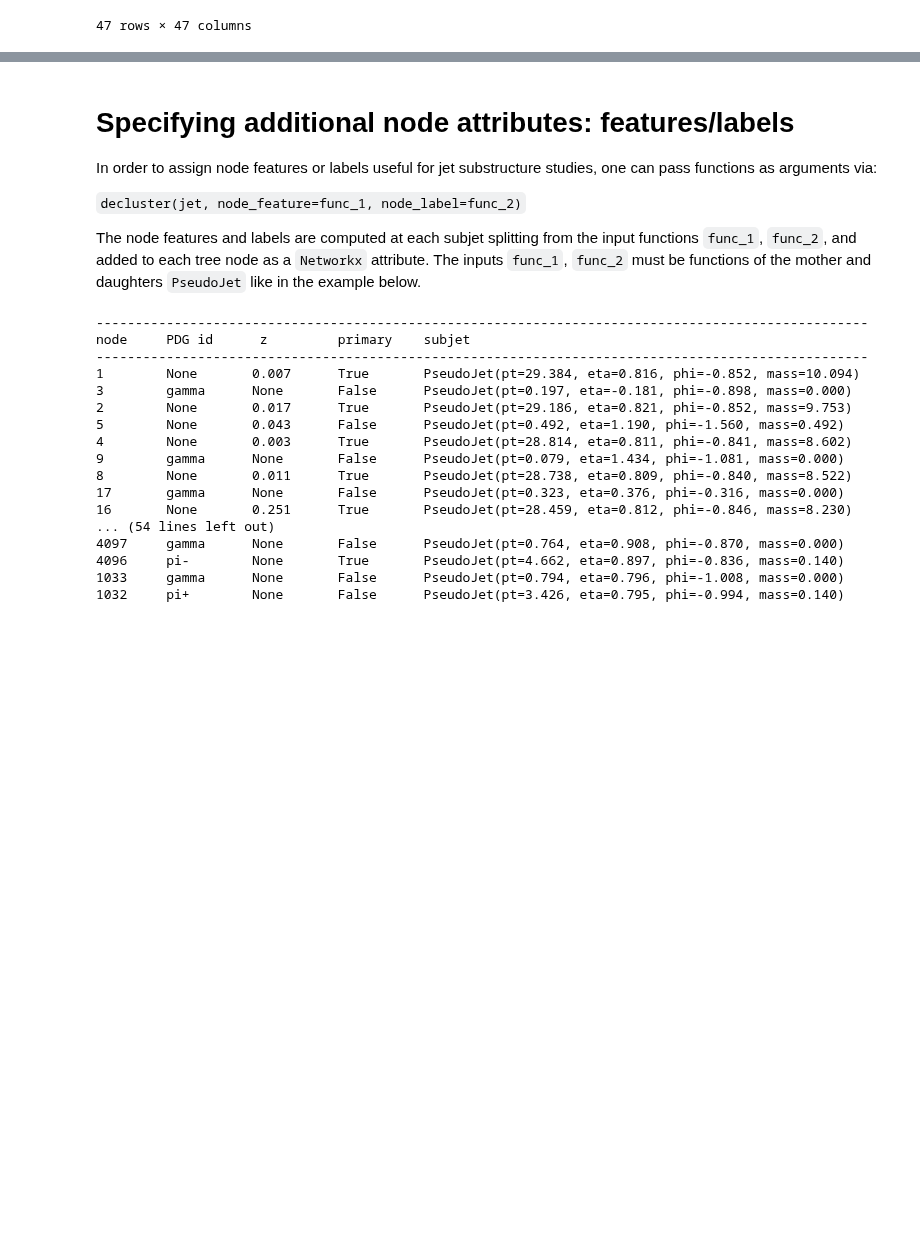
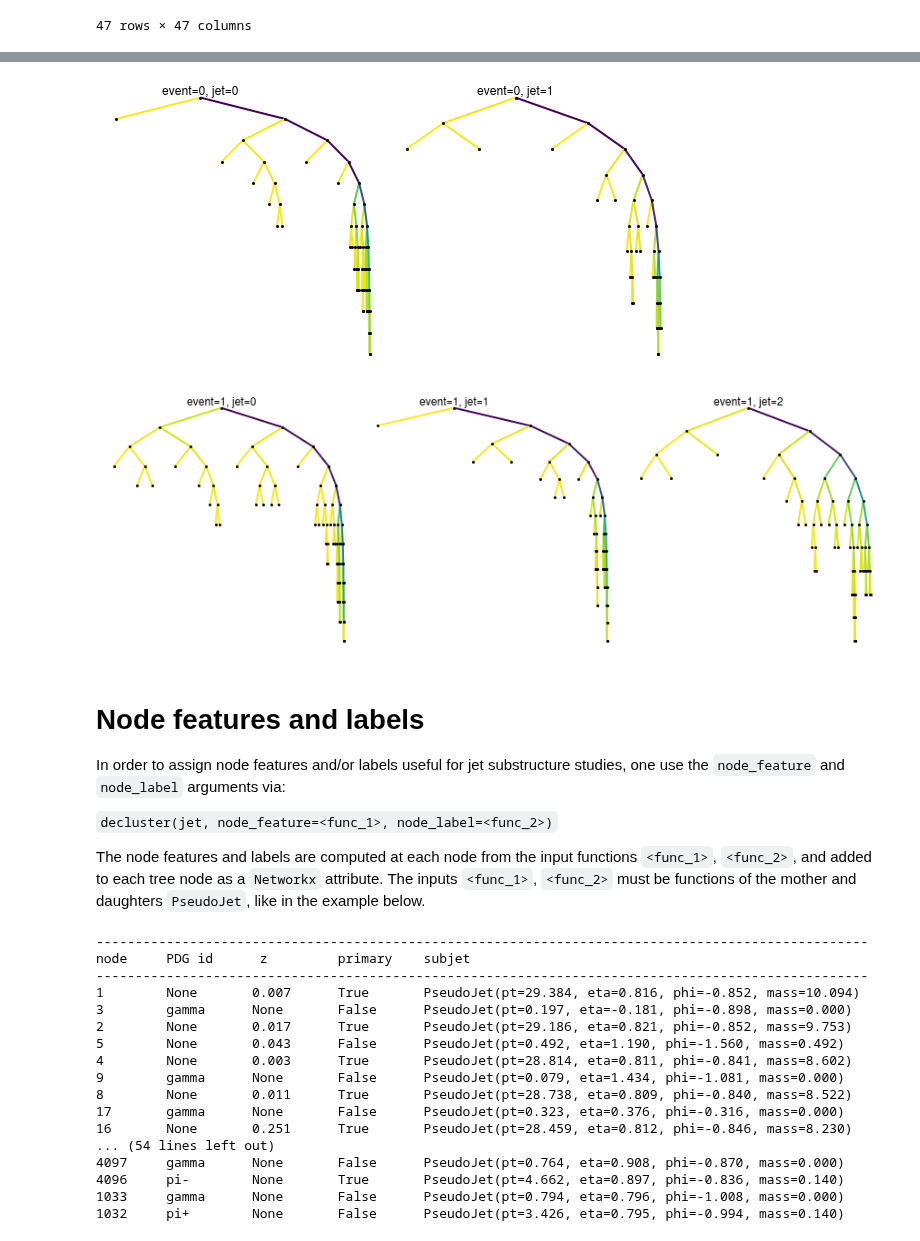
Before and after one commit to dfaroughy/JetDecluster, a Jupyter notebook: jet_trees_demo.ipynb, the cells around one changed output, grey strips where cells are left out. Saved outputs shown, nothing was run; the diff lists cells and outputs as text; code cells hidden in the pictures; blank space fills up the shorter version.

````diff
--- a/jet_trees_demo.ipynb
+++ b/jet_trees_demo.ipynb
@@ -128,9 +153,26 @@ pd.DataFrame(M_adj)
+# %%
+with get_particles(data='events.hepmc', stop=2) as event:
+
+    for N,particles in enumerate(event):
+        sequence=cluster(particles, R=1., p=-1, ep=True)
+        jets=sequence.inclusive_jets(ptmin=20.0)
+
+        trees=[]
+        for n,jet in enumerate(jets):
+
+            tree=decluster(jet,jet_label="event={}, jet={}".format(N,n))
+            trees.append(tree)
+
+        draw_trees(trees, jet_label=True)
+# %% [output]
+[figure, added]
+[figure, added]
 # %% [markdown]
-# Specifying additional node attributes: features/labels
+# Node features and labels
 
-In order to assign node features or labels useful for jet substructure studies, one can pass functions as arguments via:
+In order to assign node features and/or labels useful for jet substructure studies, one use the ```node_feature``` and ```node_label``` arguments via:
 
-```decluster(jet, node_feature=func_1, node_label=func_2)```
+```decluster(jet, node_feature=<func_1>, node_label=<func_2>)```
 
-The node features and labels are computed at each subjet splitting from the input functions ```func_1```, ```func_2```, and added to each tree node as a ```Networkx``` attribute. The inputs ```func_1```, ```func_2``` must be functions of the mother and daughters ```PseudoJet``` like in the example below.
+The node features and labels are computed at each node from the input functions ```<func_1>```, ```<func_2>```, and added to each tree node as a ```Networkx``` attribute. The inputs ```<func_1>```, ```<func_2>``` must be functions of the mother and daughters ```PseudoJet```, like in the example below.
 # %%
````
Also changed, not shown: parts of 5 cells of this notebook.
